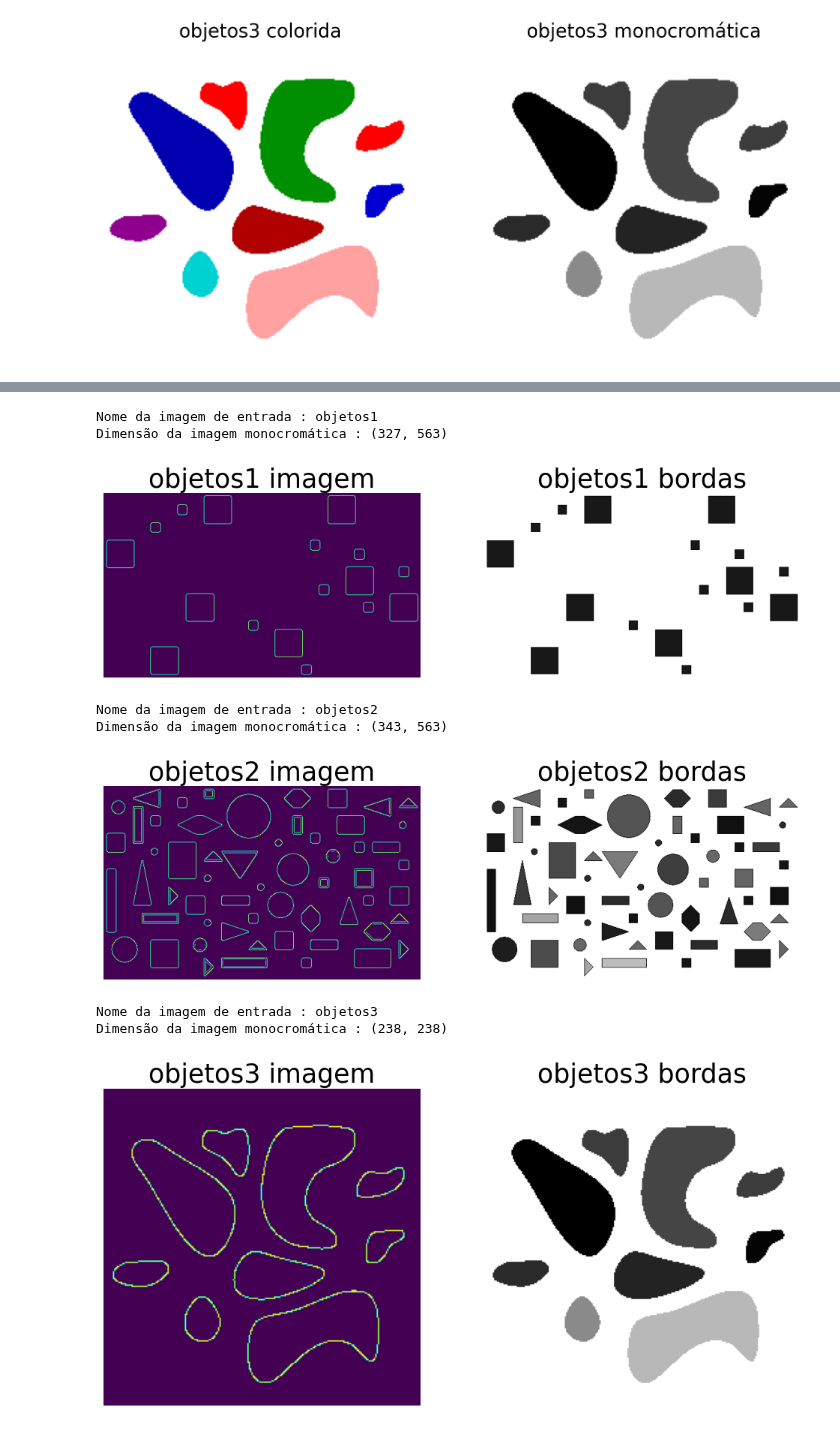
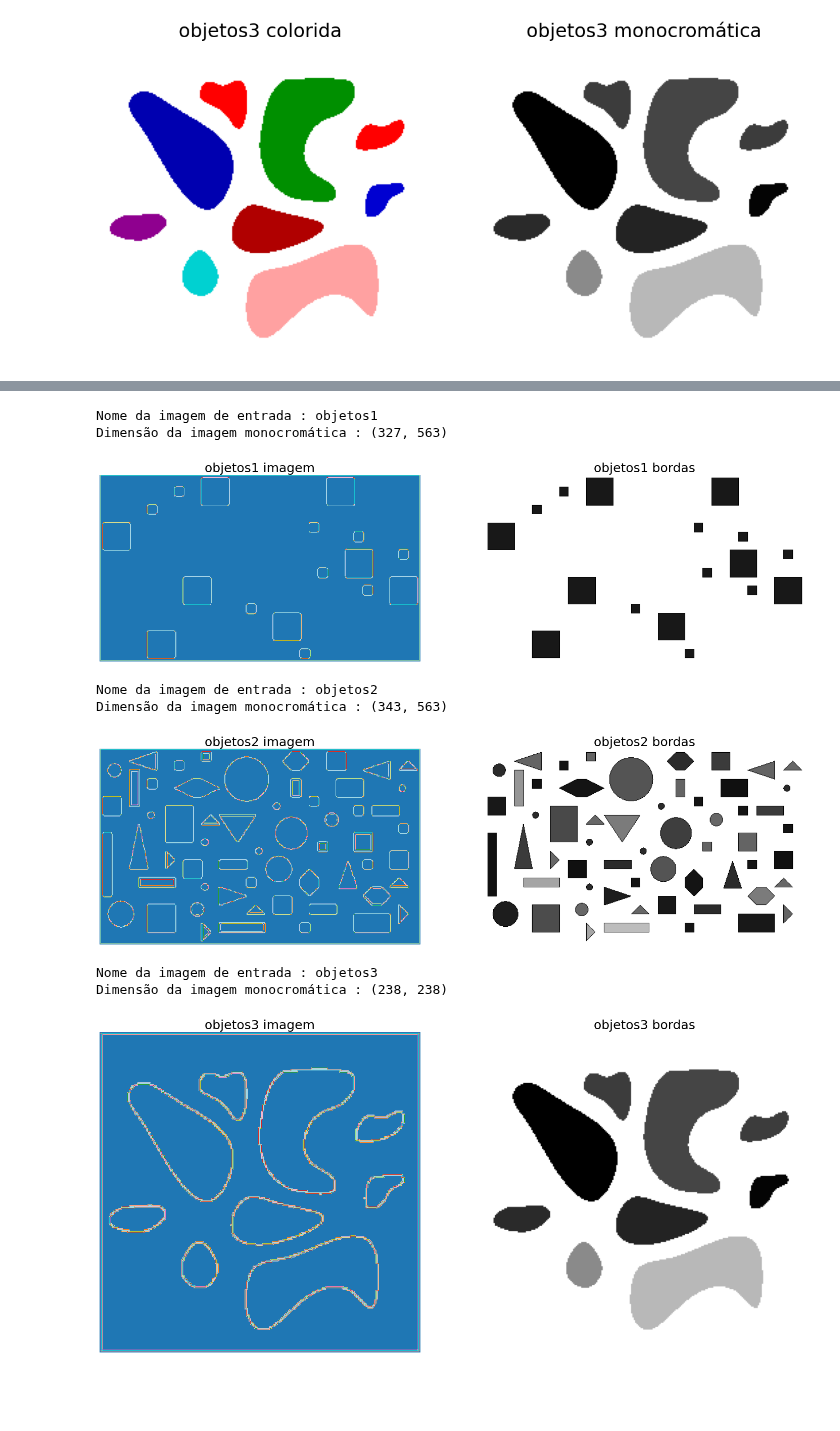
Before and after one commit to borin98/Introdu-o-ao-Processamento-de-Imagem-Digital, a Jupyter notebook: Trabalhos/Trabalho 4/Trabalho4Script.ipynb, the cells around one changed output, grey strips where cells are left out. Drawn from its saved outputs; the diff is of its cells as text; code cells hidden in the pictures; blank space fills up the shorter version.

```diff
--- a/Trabalhos/Trabalho 4/Trabalho4Script.ipynb
+++ b/Trabalhos/Trabalho 4/Trabalho4Script.ipynb
@@ -166,30 +211,31 @@ TODO : Eu preciso achar um melhor colormap para mostrar apenas o contorno dos ob
 # %%
 from skimage.feature import canny
 
 for gray_img, image_name in zip(gray_images, image_files_path):
     # Manipulação da string para se obter
     img_name = image_name.split("/")[-1].split(".")[0]
 
     print("Nome da imagem de entrada : {}".format(img_name))
     print("Dimensão da imagem monocromática : {}".format(gray_img.shape))
-    image_edges = canny(gray_img)
+    image_edges = canny(gray_img).astype(np.uint8)
 
     plot_figures_in_line(image_edges, gray_img, title1="{} imagem".format(img_name),
                          title2="{} bordas".format(img_name),
                          save_dir="ResultadoImagens/Contorno/",
                          save_fig="{}Contorno.png".format(img_name),
-                         figsize=(12, 12),
+                         first_cmap="tab20",
+                         figsize=(25, 25),
                          fontsize_title=25)
 # %% [output]
 Nome da imagem de entrada : objetos1
 Dimensão da imagem monocromática : (327, 563)
-[figure, old version]
+[figure, new version]
 Nome da imagem de entrada : objetos2
 Dimensão da imagem monocromática : (343, 563)
-[figure, old version]
+[figure, new version]
 Nome da imagem de entrada : objetos3
 Dimensão da imagem monocromática : (238, 238)
-[figure, old version]
+[figure, new version]
 # %% [markdown]
 ## Parte 3 : Extração de propriedades dos objetos.
 https://scikit-image.org/docs/stable/auto_examples/segmentation/plot_regionprops.html
```
Also changed, not shown: parts of 6 cells of this notebook, 6 other files.
